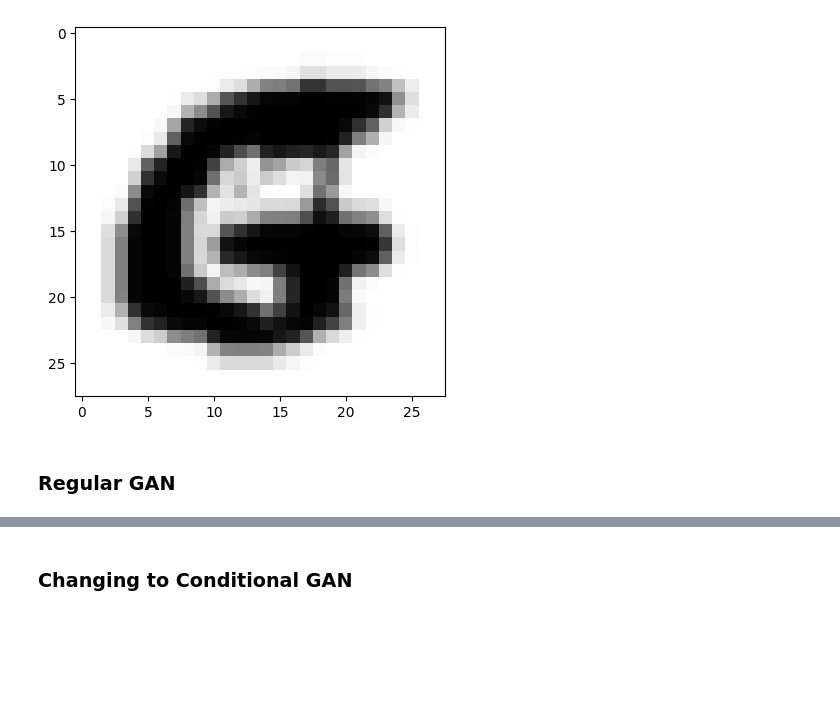
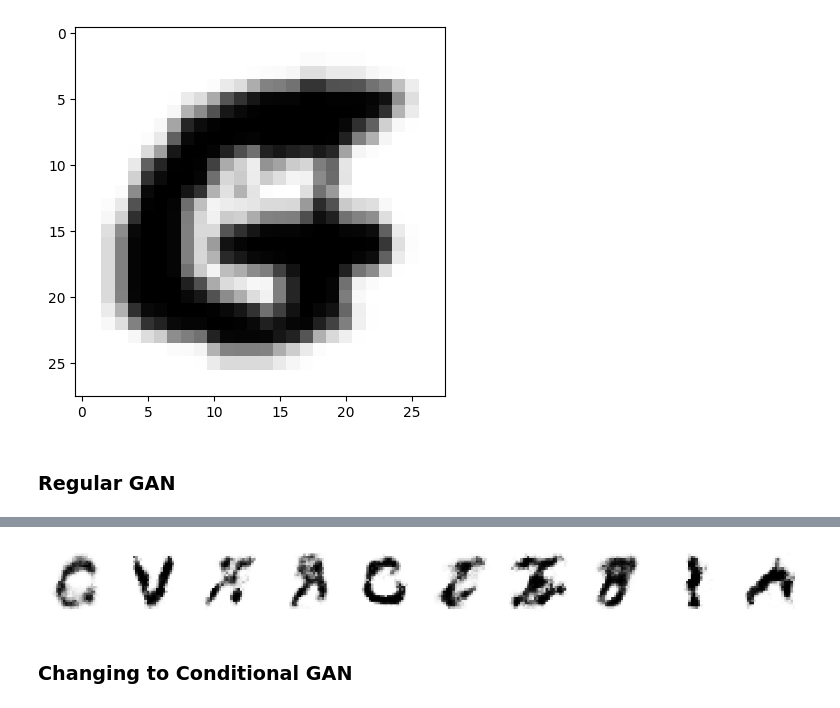
Before and after one commit to amrpom/mal_2, a Jupyter notebook: assignment_2/assignment.ipynb, the cells around one changed output, grey strips where cells are left out. Cells and saved outputs as stored; diff of their text form; code cells hidden in the pictures; blank space fills up the shorter version.

```diff
--- a/assignment_2/assignment.ipynb
+++ b/assignment_2/assignment.ipynb
@@ -162,6 +162,10 @@ def plot_string(n_images, generator, latent_dim):
         plt.imshow(images[image_index], cmap="binary")
         plt.axis("off")
     plt.show()
+# %%
+plot_string(10, generator, latent_dim)
+# %% [output]
+[figure, added]
 # %% [markdown]
 ### Changing to Conditional GAN
 # %%
```
Also changed, not shown: parts of 2 cells of this notebook.
